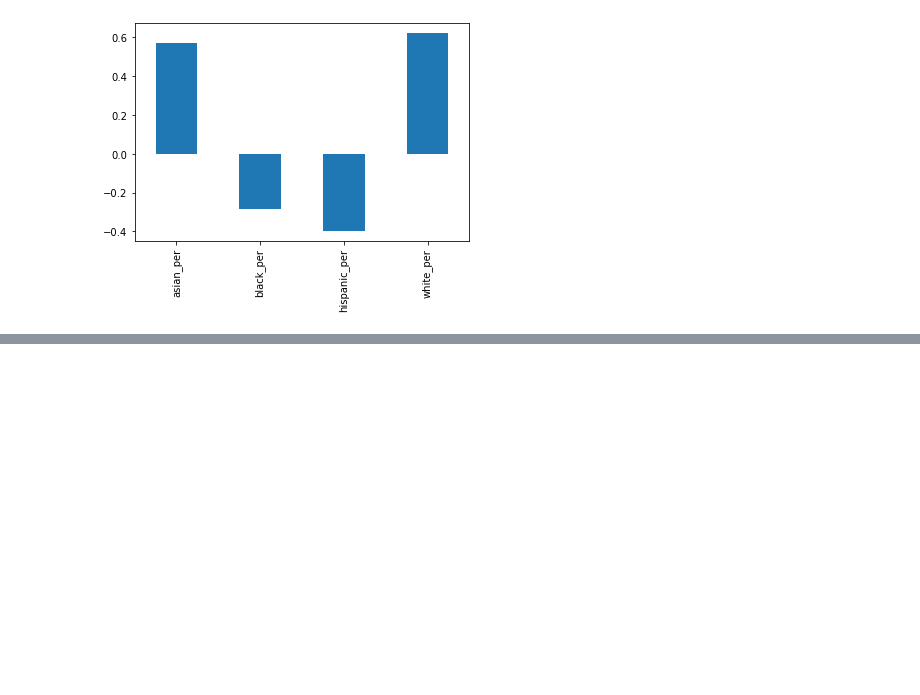
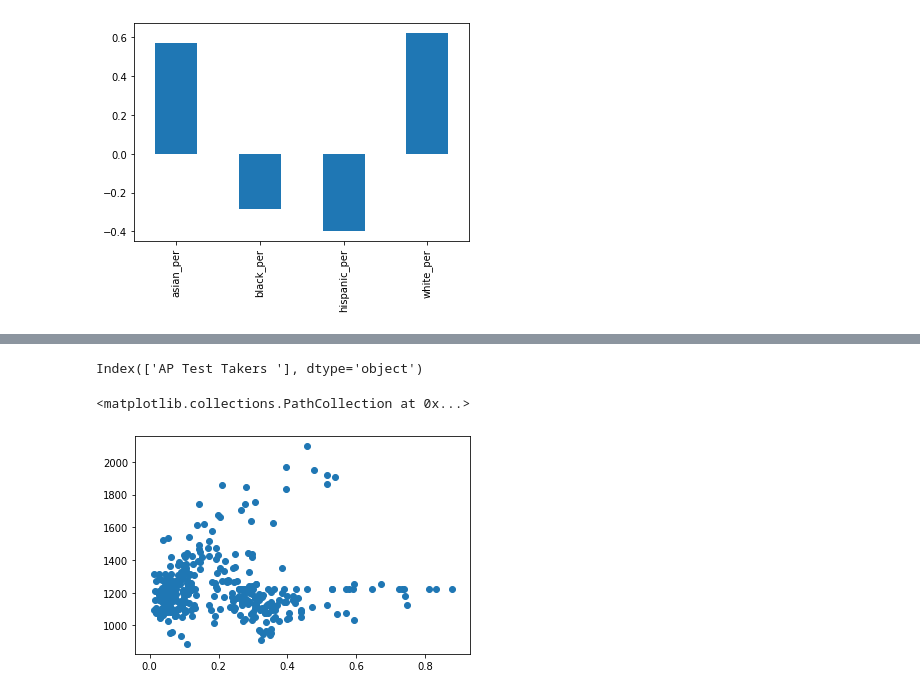
Before and after one commit to dnlsyfq/NYC-High-School-Data, a Jupyter notebook: Schools.ipynb, the cells around one changed output, grey strips where cells are left out. Cells and saved outputs as stored; diff of their text form; code cells hidden in the pictures; blank space fills up the shorter version.

```diff
--- a/Schools.ipynb
+++ b/Schools.ipynb
@@ -258,0 +296,11 @@ combined[['sat_score','asian_per','black_per','hispanic_per','white_per']].corr(
+# %%
+combined.columns[combined.columns.str.contains(r"[A][P]")]
+# %% [output]
+Index(['AP Test Takers '], dtype='object')
+# %%
+combined['ap_per'] = combined['AP Test Takers ']/combined['total_enrollment']
+# %%
+plt.scatter(combined['ap_per'],combined['sat_score'])
+# %% [output]
+<matplotlib.collections.PathCollection at 0x...>
+[figure, added]
```
Also changed, not shown: parts of 10 cells of this notebook.
